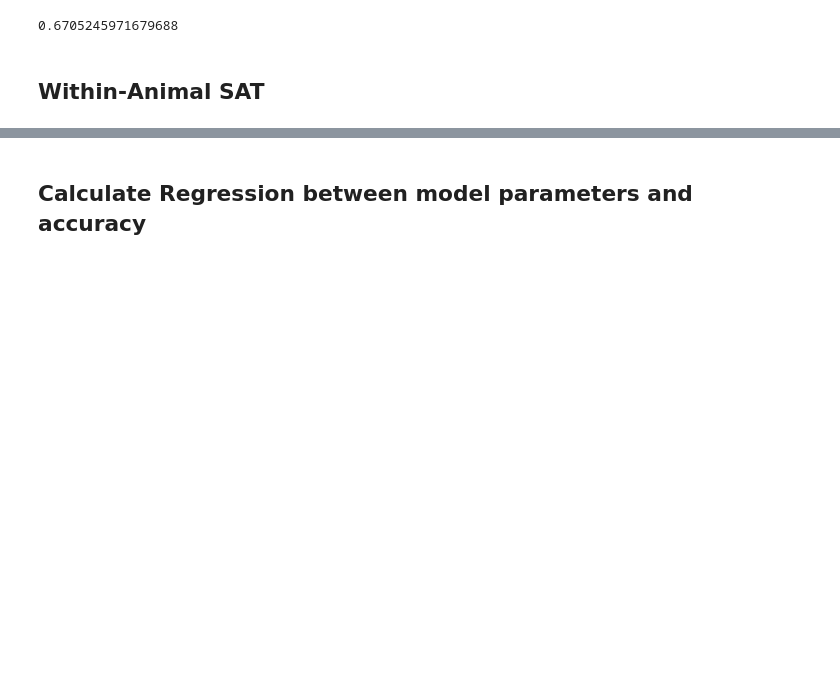
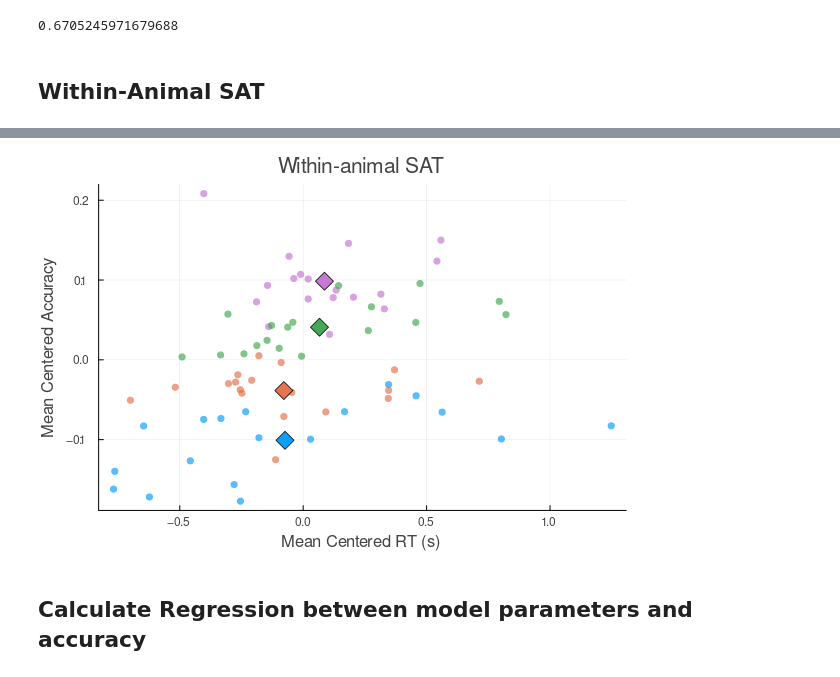
Before and after one commit to depasquale-lab/24_Hour_Behavior, a Jupyter notebook: notebooks/PopulationDDMHMM.ipynb, the cells around one changed output, grey strips where cells are left out. Saved outputs shown, nothing was run; the diff lists cells and outputs as text; code cells hidden in the pictures; blank space fills up the shorter version.

```diff
--- a/notebooks/PopulationDDMHMM.ipynb
+++ b/notebooks/PopulationDDMHMM.ipynb
@@ -247,3 +312,7 @@ savefig(p, "../results/population_sat_rtLine_accColorDots.svg")
+# %%
+p
+# %% [output]
+[figure, added]
 # %% [markdown]
 ## Calculate Regression between model parameters and accuracy
 # %%
```
Also changed, not shown: parts of 10 cells of this notebook, 5 other files.
